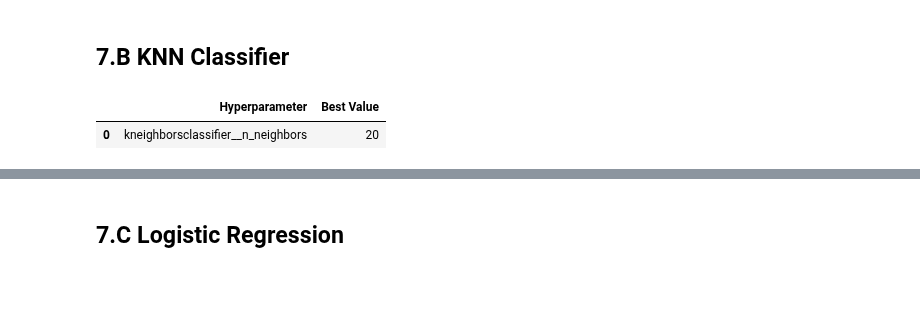
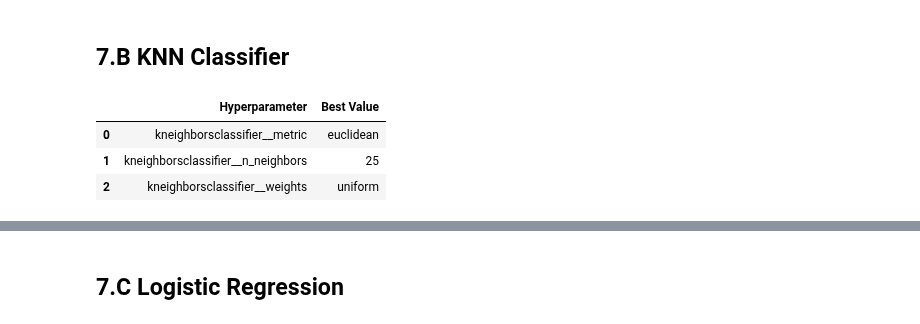
Before and after one commit to SearParsley/cs4320-spaceship-titanic-project, a Jupyter notebook: checkpoints/presentation.ipynb, the cells around one changed output, grey strips where cells are left out. Drawn from its saved outputs; the diff is of its cells as text; code cells hidden in the pictures; blank space fills up the shorter version.

```diff
--- a/checkpoints/presentation.ipynb
+++ b/checkpoints/presentation.ipynb
@@ -287,10 +287,13 @@ def mean_std_cross_val_scores(model, X_train, y_train, **kwargs):
 ### Linear Kernel
 # %%
 grid_search = GridSearchCV(
-    estimator=make_pipeline(ct, SVC(kernel='linear', max_iter=420)),
-    param_grid={'svc__C': [0.01, 0.1, 1, 10, 100, 1000]},
-    cv=2,
-    scoring='accuracy',
+    estimator=make_pipeline(ct, SVC(kernel='linear')),
+    param_grid={
+        'svc__C': [0.001, 0.01, 0.1, 1, 10, 100, 1000],
+        'svc__max_iter': [500, 1000],
+    },
+    cv=5,
+    scoring='f1_macro',
     n_jobs=-1
 )
 
@@ -318,9 +322,12 @@ sub.to_csv("../predictions/svm_linear_optimized.csv")
 # %%
 grid_search = GridSearchCV(
     estimator=make_pipeline(ct, SVC(kernel='rbf')),
-    param_grid={'svc__C': [0.01, 0.1, 1, 10, 100, 1000], 'svc__gamma': [0.0001, 0.001, 0.01, 0.1, 1, 10, 100]},
-    cv=2,
-    scoring='accuracy',
+    param_grid={
+        'svc__C': [0.01, 0.1, 1, 10, 100, 1000],
+        'svc__gamma': [0.0001, 0.001, 0.01, 0.1, 1, 10]
+    },
+    cv=5,
+    scoring='roc_auc',
     n_jobs=-1
 )
 
@@ -349,15 +356,21 @@ sub.to_csv("../predictions/svm_rbf_optimized.csv")
 # %%
 grid_search = GridSearchCV(
     estimator=make_pipeline(ct, KNeighborsClassifier()),
-    param_grid={'kneighborsclassifier__n_neighbors': [1, 3, 5, 8, 10, 15, 20, 25]},
-    cv=2,
-    scoring='accuracy',
+    param_grid={
+        "kneighborsclassifier__n_neighbors": [1, 3, 5, 7, 9, 11, 15, 21, 25],
+        "kneighborsclassifier__weights": ["uniform", "distance"],
+        "kneighborsclassifier__metric": ["euclidean", "manhattan"]
+    },
+    cv=5,
+    scoring='f1_macro',
     n_jobs=-1
 )
 
 grid_search.fit(X_train, y_train) if COMPARING_MODELS else None
 pd.DataFrame(list(grid_search.best_params_.items()), columns=['Hyperparameter', 'Best Value']) if COMPARING_MODELS else None
 # %% [output]
 |  | Hyperparameter | Best Value |
-| 0 | kneighborsclassifier__n_neighbors | 20 |
+| 0 | kneighborsclassifier__metric | euclidean |
+| 1 | kneighborsclassifier__n_neighbors | 25 |
+| 2 | kneighborsclassifier__weights | uniform |
 # %%
```
Also changed, not shown: parts of 24 cells of this notebook.
